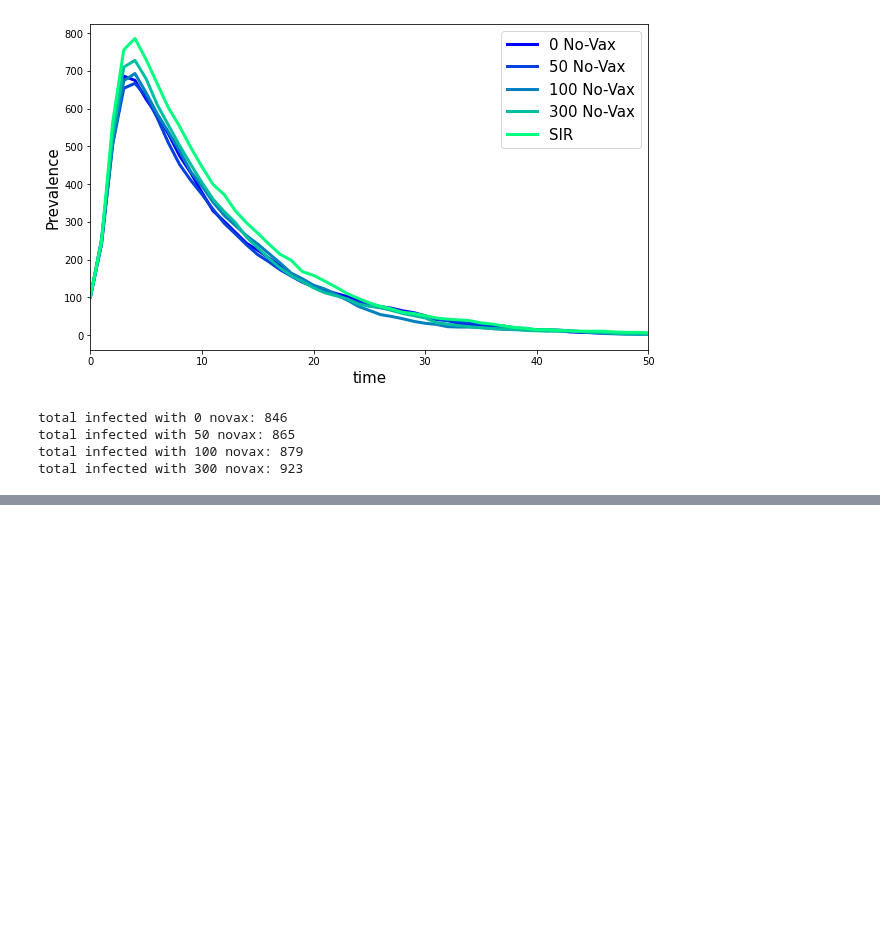
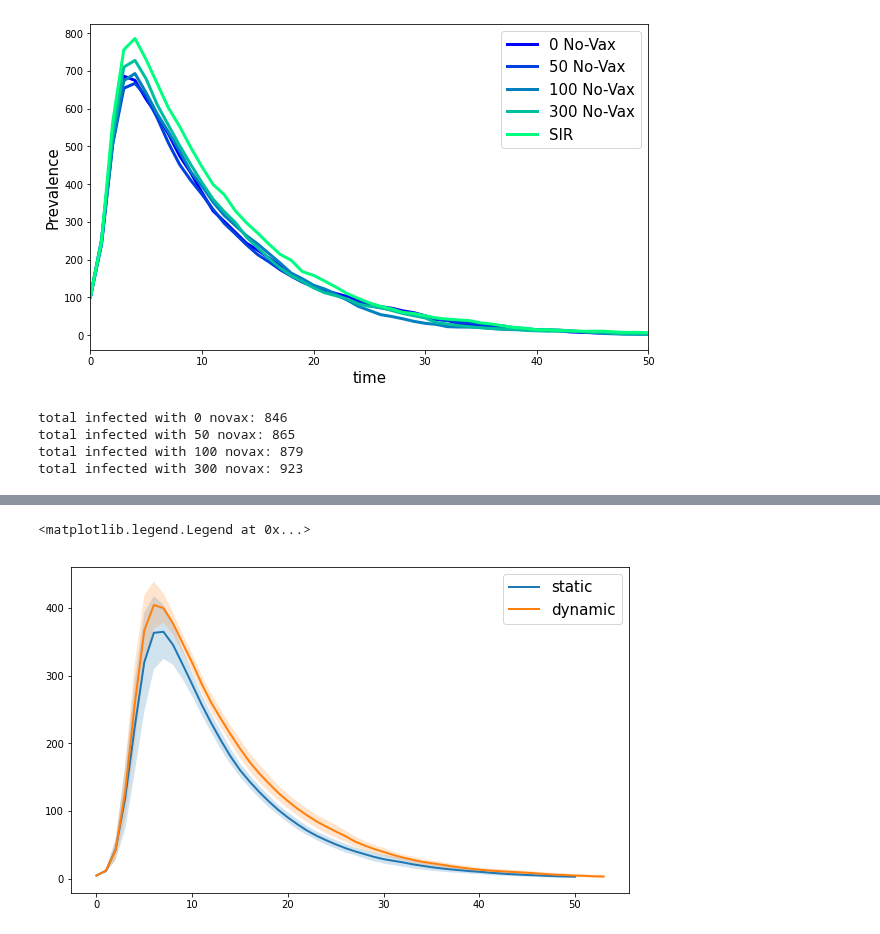
Before and after one commit to michelemcrudele/LDE-Project, a Jupyter notebook: notebook.ipynb, the cells around one changed output, grey strips where cells are left out. Cells and saved outputs as stored; diff of their text form; code cells hidden in the pictures; blank space fills up the shorter version.

Commit message:
first simulation

```diff
--- a/notebook.ipynb
+++ b/notebook.ipynb
@@ -214,0 +218,3 @@ total infected with 300 novax: 923
+# %%
+data = pd.read_csv('SIR_simulation.csv')
+data.head()
@@ -214,0 +228,20 @@ total infected with 300 novax: 923
+# %%
+mask1 = (data.net_type == 'static') & (data.kind == 'mean')
+mask2 = (data.net_type == 'static') & (data.kind == 'std')
+mask3 = (data.net_type == 'dynamic') & (data.kind == 'mean')
+mask4 = (data.net_type == 'dynamic') & (data.kind == 'std')
+
+static_mean = data[mask1].filter(items=['time', 'I']).set_index('time')
+static_std = data[mask2].filter(items=['time', 'I']).set_index('time')
+dynamic_mean = data[mask3].filter(items=['time', 'I']).set_index('time')
+dynamic_std = data[mask4].filter(items=['time', 'I']).set_index('time')
+# %%
+plt.figure(figsize=(10,6))
+plt.fill_between(static_mean.index, (static_mean - static_std).I, (static_mean + static_std).I, alpha=0.2)
+plt.fill_between(dynamic_mean.index, (dynamic_mean - dynamic_std).I, (dynamic_mean + dynamic_std).I, alpha=0.2)
+plt.plot(static_mean, label='static', lw=2)
+plt.plot(dynamic_mean, label='dynamic', lw=2)
+plt.legend(fontsize=15)
+# %% [output]
+<matplotlib.legend.Legend at 0x...>
+[figure, added]
```
Also changed, not shown: parts of 4 cells of this notebook, 3 other files.
